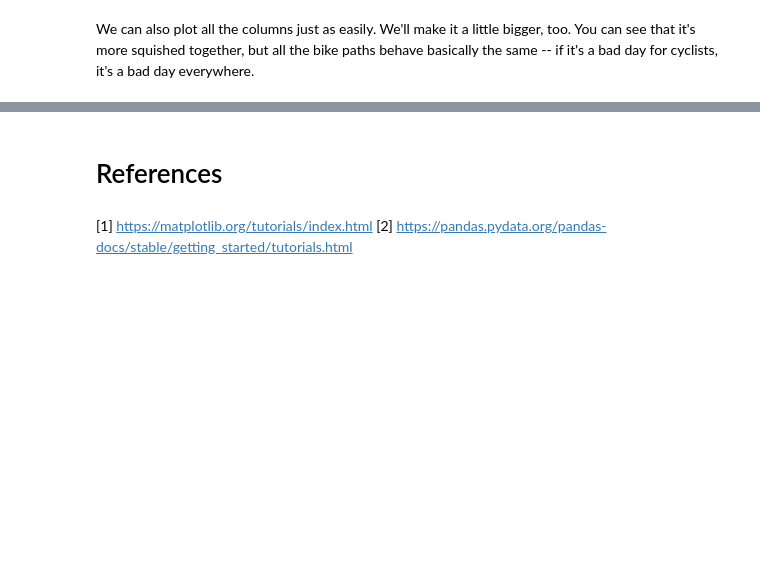
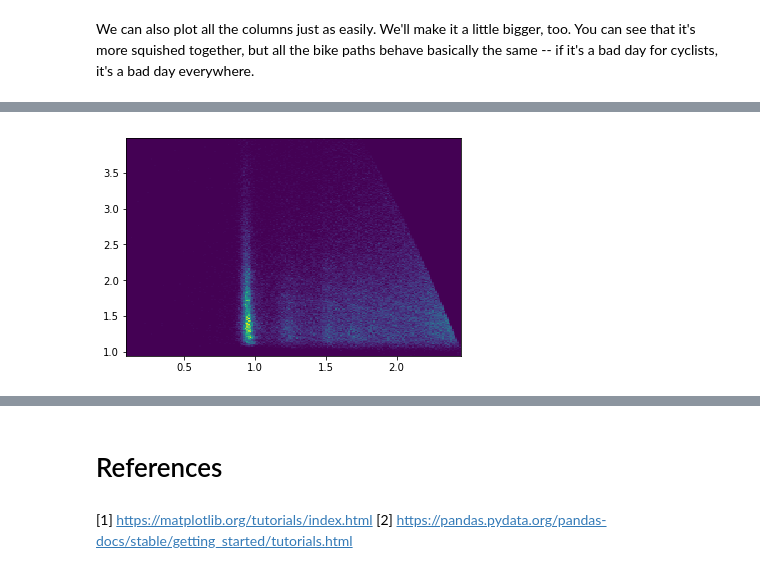
Before and after one commit to jpierel14/USC_PythonCourse_2019, a Jupyter notebook: Day_2/Python Core.ipynb, the cells around one changed output, grey strips where cells are left out. Cells and saved outputs as stored; diff of their text form; code cells hidden in the pictures; blank space fills up the shorter version.

Commit message:
Update Day2 with pandas and numpy

```diff
--- a/Day_2/Python Core.ipynb
+++ b/Day_2/Python Core.ipynb
@@ -252,0 +201,4 @@ fixed_df.plot(figsize=(15, 10))
+# %%
+import pandas as pd
+data = pd.read_csv("511_lab_E_100k.csv.bz2")
+data.head()
@@ -252,0 +242,24 @@ fixed_df.plot(figsize=(15, 10))
+# %%
+%%time
+# Niave way of working with data:
+# Make some arrays
+px = []
+py = []
+pz = []
+q2 = []
+w = []
+# Loop over all the rows
+for index, row in data.iterrows():
+    # Do your calculation and fill the array
+    px.append(row.p*row.cx)
+    py.append(row.p*row.cy)
+    pz.append(row.p*row.cz)
+    q2.append(q2_calc(px[-1],py[-1],pz[-1]))
+    w.append(W_calc(px[-1],py[-1],pz[-1]))
+
+# Place the arrays into the dataframe
+data['px'] = px
+data['py'] = py
+data['pz'] = pz
+data['q2'] = q2
+data['w'] = w
@@ -252,0 +269,10 @@ fixed_df.plot(figsize=(15, 10))
+# %%
+%%time
+# Without looping we can caluclate everything much faster
+data['px'] = data['cx'] * data['p']
+data['py'] = data['cy'] * data['p']
+data['pz'] = data['cz'] * data['p']
+# Using the @np.vectorize dectorator on the functions allows them to work
+# Over all the columns without looping
+data['q2'] = q2_calc(data['px'],data['py'],data['pz'])
+data['w'] = W_calc(data['px'],data['py'],data['pz'])
@@ -252,0 +282,7 @@ fixed_df.plot(figsize=(15, 10))
+# %%
+# Plot pandas data from matplotlib
+# Simple variables names without spaces can be called like this:
+plt.hist2d(data.w, data.q2, bins=200)
+plt.show()
+# %% [output]
+[figure, added]
```
Also changed, not shown: parts of 27 cells of this notebook, 2 other files.
